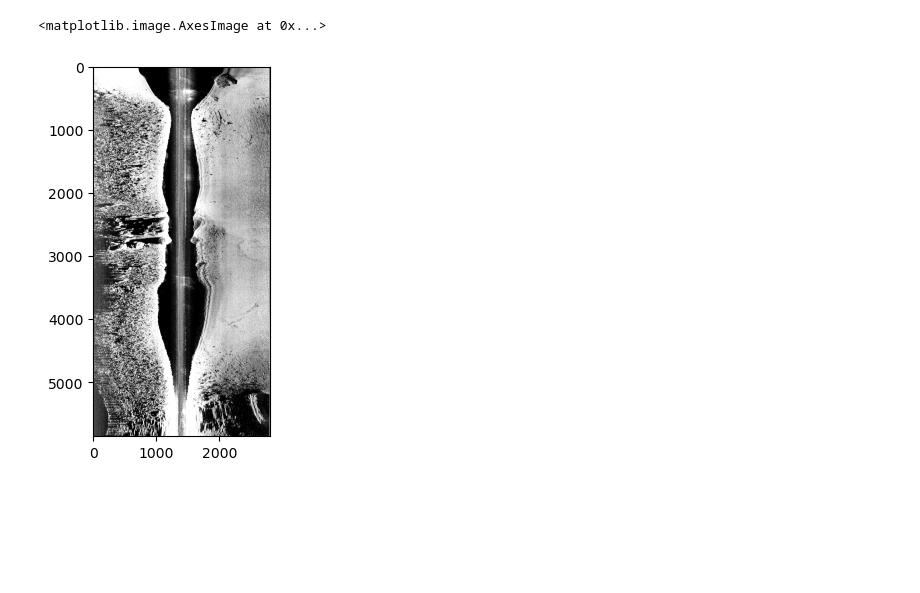
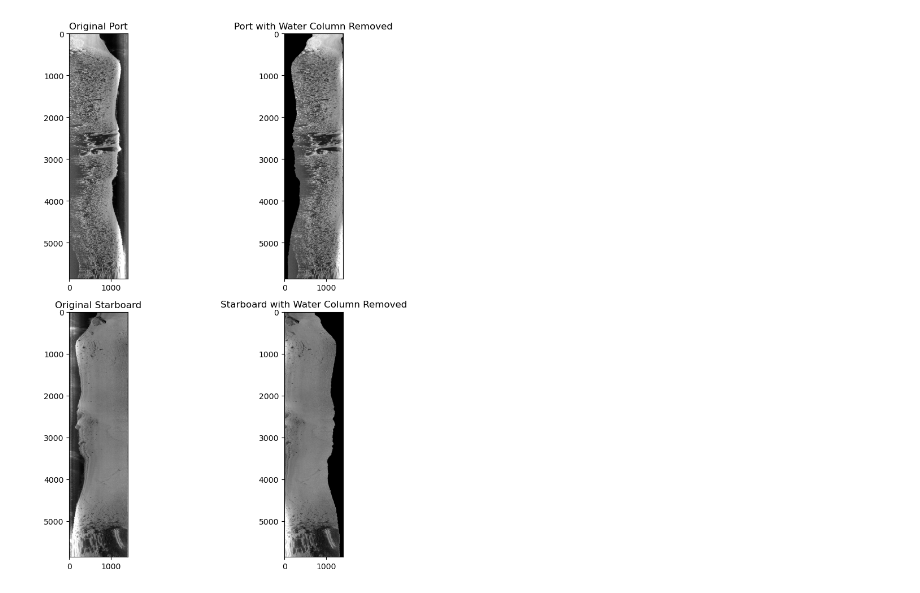
Before and after one commit to louisfacun/lowrance-sonar-data-explorer, a Jupyter notebook: run_lowmapper.ipynb, the cells around one changed output. Drawn from its saved outputs; the diff is of its cells as text; code cells hidden in the pictures; blank space fills up the shorter version.

```diff
--- a/run_lowmapper.ipynb
+++ b/run_lowmapper.ipynb
@@ -12,10 +26,6 @@ import yaml
 # %%
 start_time = time.time()
-
-print('Loading config...')
-config_path = 'cfg/default.yaml'
-config = lm.parse_yaml(config_path)
-lm.display_config(config)
-
+print('\n[INFO] Reading sonar data...')
+sonar = lm.Sonar(config['sonar_path'], config) #todo one cofnig
 print(f'Time elapsed: {time.time() - start_time:.2f}s')
 # %% [output]
@@ -25,9 +96,11 @@ Time elapsed: 0.00s
 # %%
 start_time = time.time()
 
-print('\nReading sonar data...')
-sonar = lm.Sonar(config['path'])
-filename_as_folder = Path(config['path']).stem
+# Exporter
+print('\nExporting data...')
+exporter = lm.Exporter(sonar, project_name=project_name)
+#exporter.export_data_to_csv()
+exporter.export_all_images()
 
 print(f'Time elapsed: {time.time() - start_time:.2f}s')
 # %% [output]
@@ -50,11 +109,34 @@ Time elapsed: 3.74s
-# %%
-side_scan_image = sonar.image("sidescan")
-side_scan = lm.SideScan(side_scan_image)
-
-side_scan.apply_egn()
-
-stretched = side_scan.apply_percentile_clip(25, 75)
-plt.imshow(stretched, cmap='gray')
-# %% [output]
-<matplotlib.image.AxesImage at 0x...>
-[figure, removed]
+# %%
+port = sidescan.port()
+starboard = sidescan.starboard()
+
+pixel = port.shape[1]
+absolute_range = 60.015118
+depths = np.stack(sonar.df.query(f"survey == 'sidescan'")["water_depth"])
+
+port_pixel_depths = ((depths * pixel) / absolute_range).astype(int)
+starboard_pixel_depths = ((depths * pixel) / absolute_range).astype(int)
+
+port_wcr = np.copy(port)
+starboard_wcr = np.copy(starboard)
+
+for i, (port_pixel_depth, starboard_pixel_depth) in enumerate(zip(port_pixel_depths, starboard_pixel_depths)):
+    port_wcr[i] = np.concatenate((np.zeros(port_pixel_depth).astype(int), port_wcr[i, :-port_pixel_depth]))
+
+    starboard_wcr[i] = np.concatenate((starboard_wcr[i, starboard_pixel_depth:], np.zeros((starboard_pixel_depth)).astype(int)))
+
+fig, axes = plt.subplots(2, 2, figsize=(10, 10))
+
+axes[0, 0].imshow(port, cmap='gray')
+axes[0, 0].set_title('Original Port')
+
+axes[0, 1].imshow(port_wcr, cmap='gray')
+axes[0, 1].set_title('Port with Water Column Removed')
+
+axes[1, 0].imshow(starboard, cmap='gray')
+axes[1, 0].set_title('Original Starboard')
+
+axes[1, 1].imshow(starboard_wcr, cmap='gray')
+axes[1, 1].set_title('Starboard with Water Column Removed')
+# %% [output]
+[figure, added]
```
Also changed, not shown: parts of 28 cells of this notebook, 6 other files.
